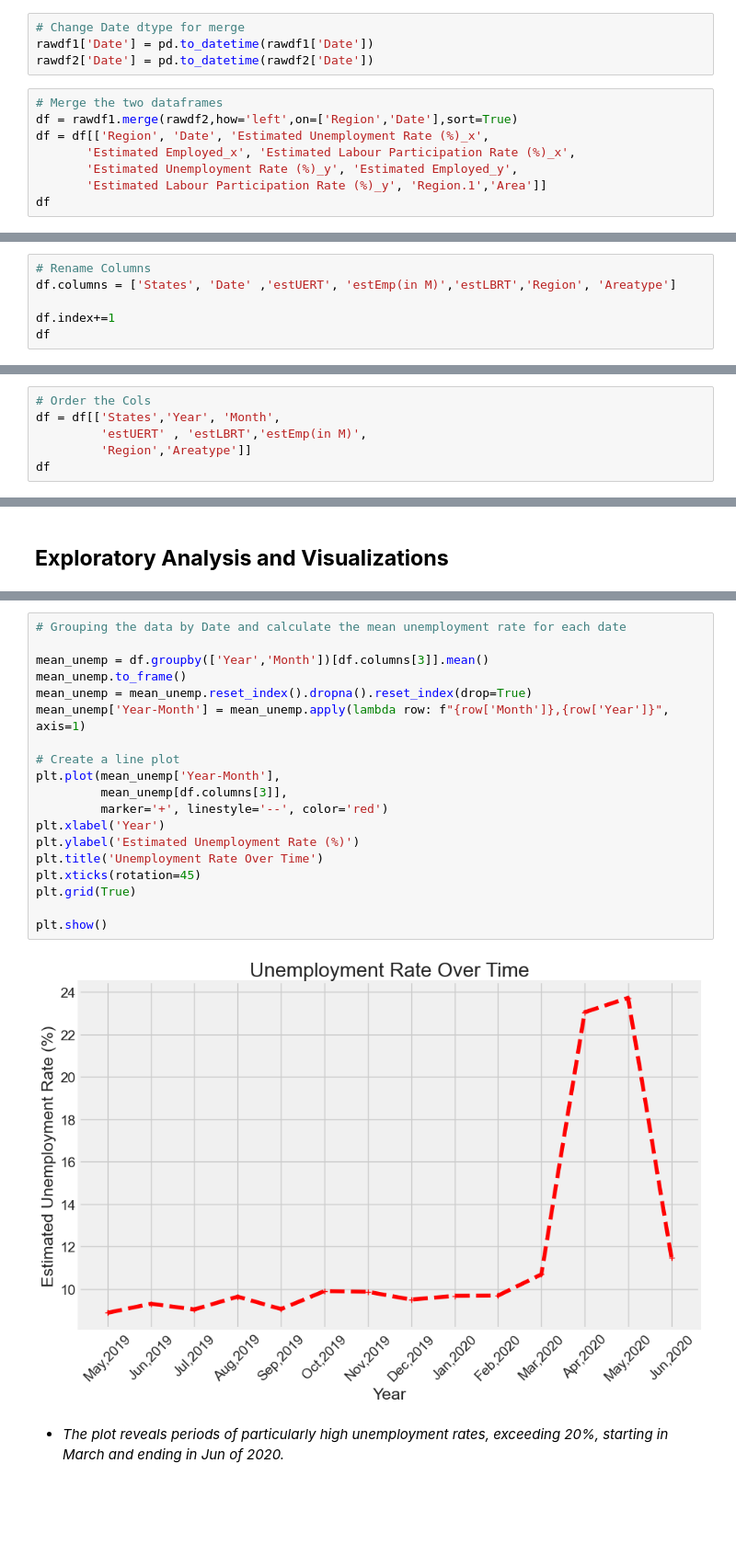
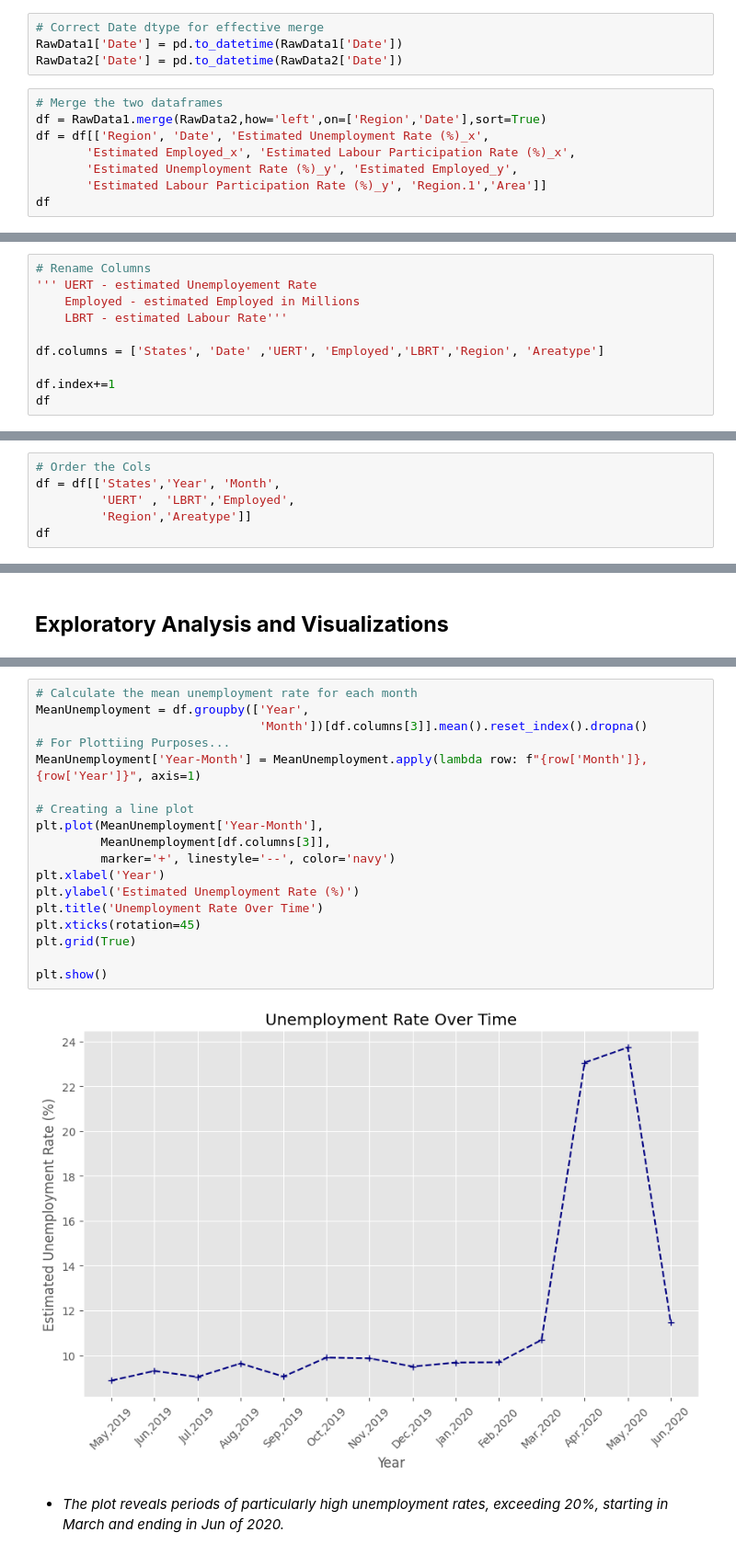
Before and after one commit to asvcodes/CovidUA, a Jupyter notebook: UnempEDA.ipynb, the cells around one changed output, grey strips where cells are left out. Shown at 92% size. Cells and saved outputs as stored; diff of their text form; blank space fills up the shorter version.

```diff
--- a/UnempEDA.ipynb
+++ b/UnempEDA.ipynb
@@ -124,10 +107,10 @@ memory usage: 46.2+ KB
 # %%
-# Change Date dtype for merge
-rawdf1['Date'] = pd.to_datetime(rawdf1['Date'])
-rawdf2['Date'] = pd.to_datetime(rawdf2['Date'])
+# Correct Date dtype for effective merge
+RawData1['Date'] = pd.to_datetime(RawData1['Date'])
+RawData2['Date'] = pd.to_datetime(RawData2['Date'])
 # %%
 # Merge the two dataframes
-df = rawdf1.merge(rawdf2,how='left',on=['Region','Date'],sort=True)
+df = RawData1.merge(RawData2,how='left',on=['Region','Date'],sort=True)
 df = df[['Region', 'Date', 'Estimated Unemployment Rate (%)_x',
        'Estimated Employed_x', 'Estimated Labour Participation Rate (%)_x',
        'Estimated Unemployment Rate (%)_y', 'Estimated Employed_y',
@@ -216,6 +202,10 @@ df.loc[df.duplicated()]
 # %%
 # Rename Columns
-df.columns = ['States', 'Date' ,'estUERT', 'estEmp(in M)','estLBRT','Region', 'Areatype']
+''' UERT - estimated Unemployement Rate
+    Employed - estimated Employed in Millions
+    LBRT - estimated Labour Rate'''
+
+df.columns = ['States', 'Date' ,'UERT', 'Employed','LBRT','Region', 'Areatype']
 
 df.index+=1
 df
@@ -255,7 +245,7 @@ getMonthNo = lambda months_series: months_series.cat.codes + 1
 # %%
 # Order the Cols
 df = df[['States','Year', 'Month',
-         'estUERT' , 'estLBRT','estEmp(in M)',
+         'UERT' , 'LBRT','Employed',
          'Region','Areatype']]
 df
 # %% [output]
@@ -304,23 +414,22 @@ round(df_stat.describe(),2)
 # %%
-# Grouping the data by Date and calculate the mean unemployment rate for each date
+# Calculate the mean unemployment rate for each month
+MeanUnemployment = df.groupby(['Year',
+                               'Month'])[df.columns[3]].mean().reset_index().dropna()
+# For Plottiing Purposes...
+MeanUnemployment['Year-Month'] = MeanUnemployment.apply(lambda row: f"{row['Month']},{row['Year']}", axis=1)
 
-mean_unemp = df.groupby(['Year','Month'])[df.columns[3]].mean()
-mean_unemp.to_frame()
-mean_unemp = mean_unemp.reset_index().dropna().reset_index(drop=True)
-mean_unemp['Year-Month'] = mean_unemp.apply(lambda row: f"{row['Month']},{row['Year']}", axis=1)
-
-# Create a line plot
-plt.plot(mean_unemp['Year-Month'],
-         mean_unemp[df.columns[3]],
-         marker='+', linestyle='--', color='red')
+# Creating a line plot
+plt.plot(MeanUnemployment['Year-Month'],
+         MeanUnemployment[df.columns[3]],
+         marker='+', linestyle='--', color='navy')
 plt.xlabel('Year')
 plt.ylabel('Estimated Unemployment Rate (%)')
 plt.title('Unemployment Rate Over Time')
 plt.xticks(rotation=45)
 plt.grid(True)
 
 plt.show()
 # %% [output]
-[figure, old version]
+[figure, new version]
 # %% [markdown]
 - *The plot reveals periods of particularly high unemployment rates, exceeding 20%, starting in March and ending in Jun of 2020.*
```
Also changed, not shown: parts of 89 cells of this notebook.
